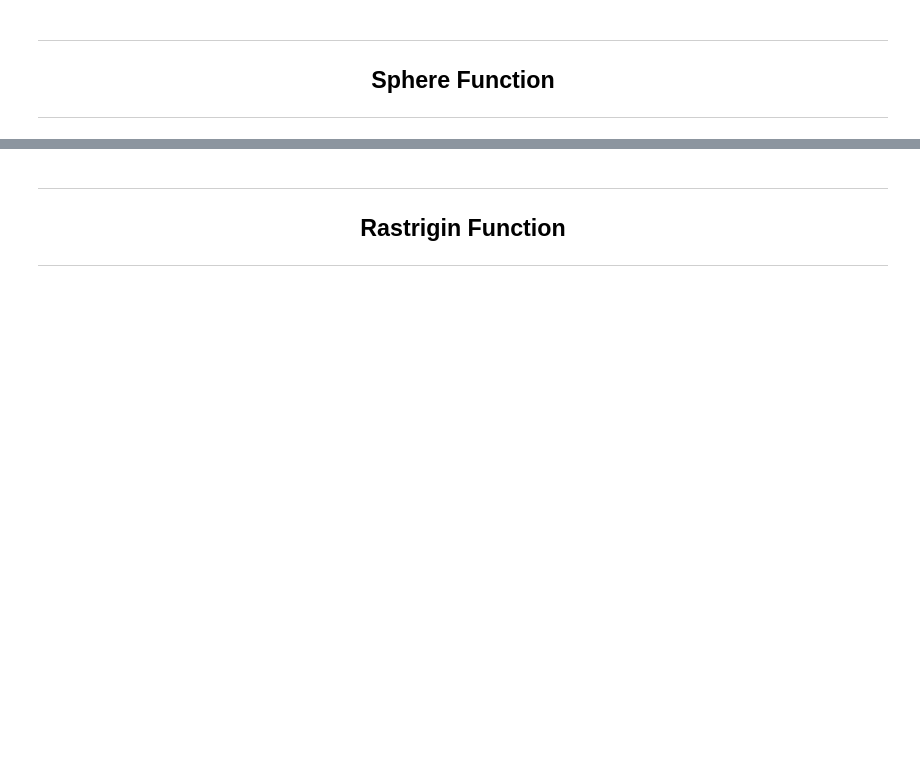
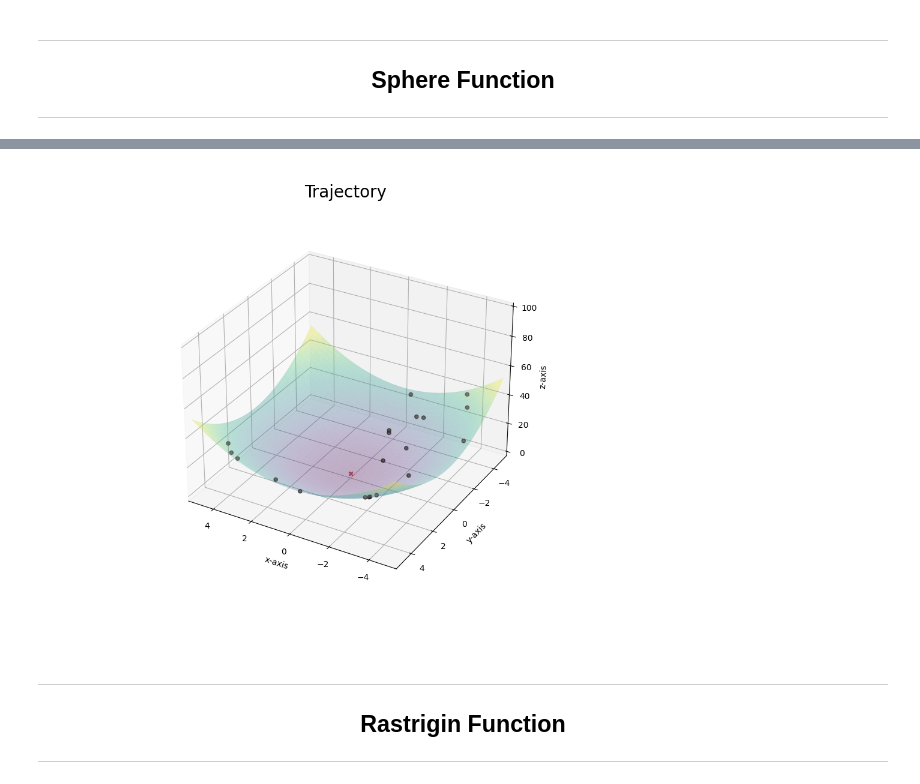
Before and after one commit to EstevesX10/Particle-Swarm-Optimization, a Jupyter notebook: Particle Swarm Optimization/PSO with Pyswarms/Particle Swarm Optimization with Pyswarms.ipynb, the cells around one changed output, grey strips where cells are left out. Cells and saved outputs as stored; diff of their text form; code cells hidden in the pictures; blank space fills up the shorter version.

```diff
--- a/Particle Swarm Optimization/PSO with Pyswarms/Particle Swarm Optimization with Pyswarms.ipynb
+++ b/Particle Swarm Optimization/PSO with Pyswarms/Particle Swarm Optimization with Pyswarms.ipynb
@@ -127,3 +147,8 @@ plt.close()
+# %%
+# Plot the 3D Trajectory
+Image(data="./Particle Searches/3D_SphereParticlesSearch.gif", width=600)
+# %% [output]
+[figure, added]
 # %% [markdown]
 ---
 <div align="center">
```
Also changed, not shown: parts of 27 cells of this notebook.
